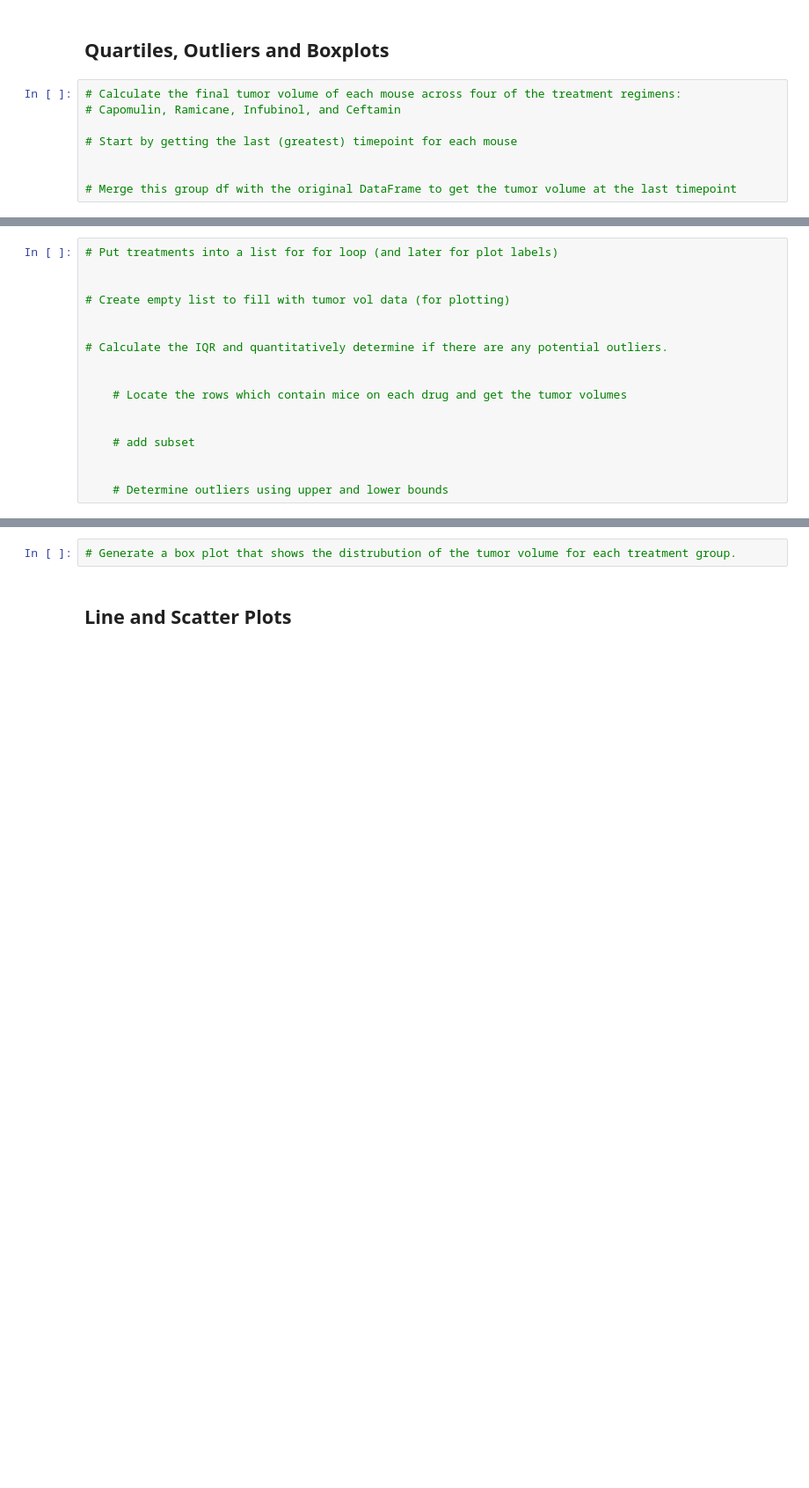
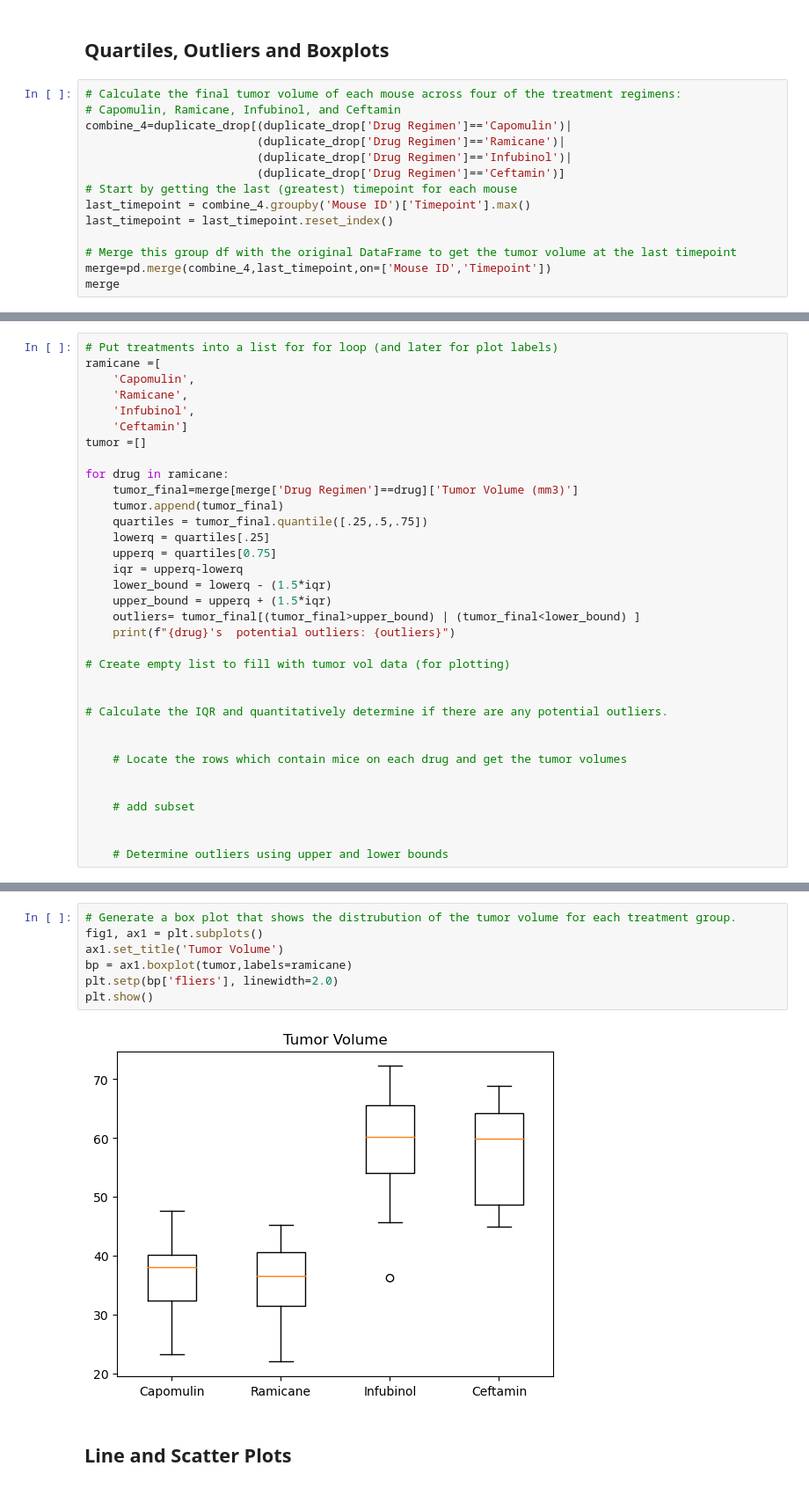
Before and after one commit to JJJJ0220/plot-challenge, a Jupyter notebook: pymaceuticals_final.ipynb, the cells around one changed output, grey strips where cells are left out. Shown at 88% size. Cells and saved outputs as stored; diff of their text form; blank space fills up the shorter version.

```diff
--- a/pymaceuticals_final.ipynb
+++ b/pymaceuticals_final.ipynb
@@ -159,8 +164,14 @@ plt.show()
 # %%
 # Calculate the final tumor volume of each mouse across four of the treatment regimens:
 # Capomulin, Ramicane, Infubinol, and Ceftamin
-
+combine_4=duplicate_drop[(duplicate_drop['Drug Regimen']=='Capomulin')|
+                         (duplicate_drop['Drug Regimen']=='Ramicane')|
+                         (duplicate_drop['Drug Regimen']=='Infubinol')|
+                         (duplicate_drop['Drug Regimen']=='Ceftamin')]
 # Start by getting the last (greatest) timepoint for each mouse
-
+last_timepoint = combine_4.groupby('Mouse ID')['Timepoint'].max()
+last_timepoint = last_timepoint.reset_index()
 
 # Merge this group df with the original DataFrame to get the tumor volume at the last timepoint
+merge=pd.merge(combine_4,last_timepoint,on=['Mouse ID','Timepoint'])
+merge
@@ -167,6 +192,23 @@ plt.show()
 # %%
 # Put treatments into a list for for loop (and later for plot labels)
+ramicane =[
+    'Capomulin',
+    'Ramicane',
+    'Infubinol',
+    'Ceftamin']
+tumor =[]
 
+for drug in ramicane:
+    tumor_final=merge[merge['Drug Regimen']==drug]['Tumor Volume (mm3)']
+    tumor.append(tumor_final)
+    quartiles = tumor_final.quantile([.25,.5,.75])
+    lowerq = quartiles[.25]
+    upperq = quartiles[0.75]
+    iqr = upperq-lowerq
+    lower_bound = lowerq - (1.5*iqr)
+    upper_bound = upperq + (1.5*iqr)
+    outliers= tumor_final[(tumor_final>upper_bound) | (tumor_final<lower_bound) ]
+    print(f"{drug}'s  potential outliers: {outliers}")
 
 # Create empty list to fill with tumor vol data (for plotting)
 
@@ -184,4 +232,11 @@ plt.show()
 # %%
 # Generate a box plot that shows the distrubution of the tumor volume for each treatment group.
+fig1, ax1 = plt.subplots()
+ax1.set_title('Tumor Volume')
+bp = ax1.boxplot(tumor,labels=ramicane)
+plt.setp(bp['fliers'], linewidth=2.0)
+plt.show()
+# %% [output]
+[figure, added]
 # %% [markdown]
 ## Line and Scatter Plots
```
Also changed, not shown: parts of 9 cells of this notebook, 1 other file.
